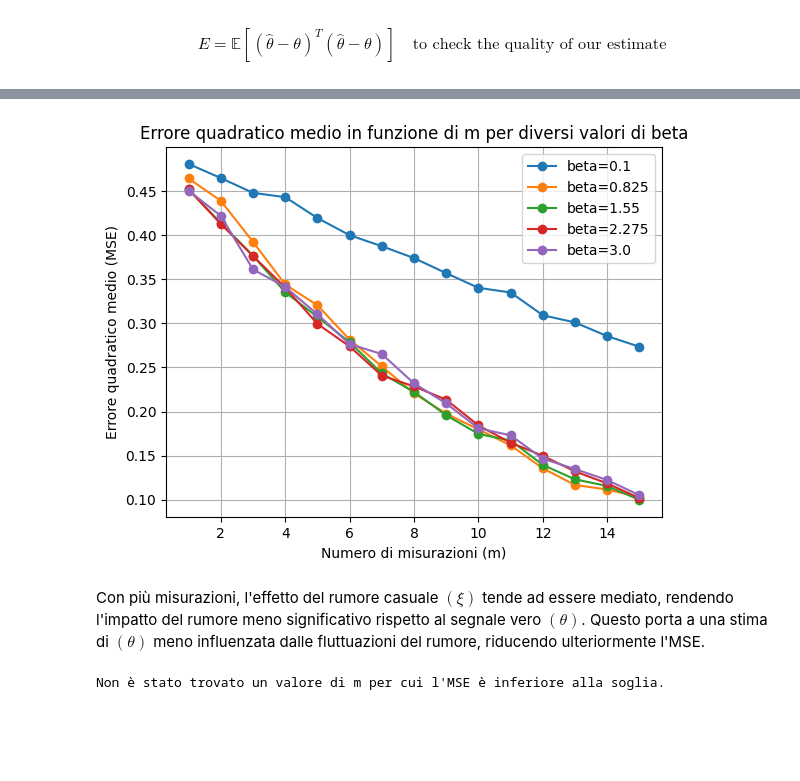
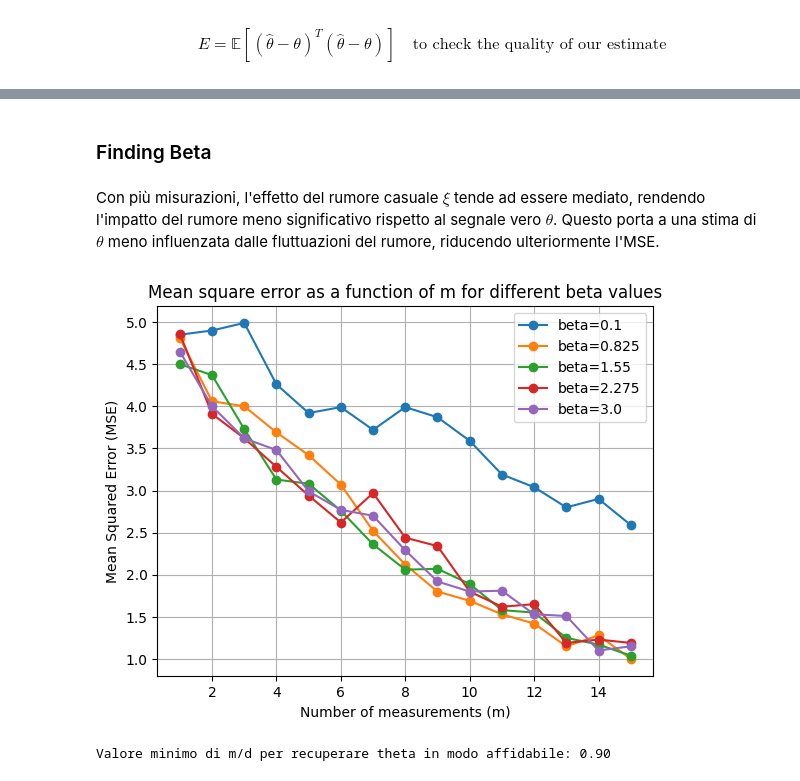
Before and after one commit to LosaLosSantos/Binary-Signal-Recovery-Using-Metropolis-Hastings, a Jupyter notebook: BINARY SIGNAL RECOVERY.ipynb, the cells around one changed output, grey strips where cells are left out. Drawn from its saved outputs; the diff is of its cells as text; code cells hidden in the pictures; blank space fills up the shorter version.

```diff
--- a/BINARY SIGNAL RECOVERY.ipynb
+++ b/BINARY SIGNAL RECOVERY.ipynb
@@ -43,6 +73,7 @@ $$
 # %%
-def mean_squared_error(theta_true, theta_est):
-    return np.mean((theta_true - theta_est)**2)
+def mean_squared_error(theta_true,theta_est):
+    residuals = theta_est - theta_true
+    return np.dot(residuals.T,residuals)
 # %% [markdown]
 $$
 E = \mathbb{E}\left[ (\hat{\theta} - \theta)^T (\hat{\theta} - \theta) \right]
@@ -51,7 +104,10 @@ $$
+# %% [markdown]
+### Finding Beta
 # %%
+### Finding Beta
 d = 10  # Dimensione del vettore del segnale
 ms = range(1, 16)  # Diversi valori di m (numero di misurazioni)
 beta = np.linspace(0.1, 3.0, 5) # Parametro di controllo per l'algoritmo Metropolis-Hastings
 N = 100  # Numero di iterazioni dell'algoritmo
-M = 1000  # Numero di realizzazioni indipendenti
+M = 100  # Numero di realizzazioni indipendenti
 # %%
@@ -72,3 +128,18 @@ for b in beta:
         mse = np.mean(errors)  # Calcola la media degli errori per il valore corrente di m
         mse_values.append(mse)  # Aggiungi l'MSE alla lista dei valori di MSE
     mse_results[b] = mse_values  # Salva i risultati per il beta corrente
+# %% [markdown]
+
+Con più misurazioni, l'effetto del rumore casuale $ \xi $ tende ad essere mediato, rendendo l'impatto del rumore meno significativo rispetto al segnale vero $ \theta $.
+Questo porta a una stima di $ \theta $ meno influenzata dalle fluttuazioni del rumore, riducendo ulteriormente l'MSE.
+# %%
+for b in beta:
+    plt.plot(ms, mse_results[b], marker='o', label=f'beta={b}')
+plt.xlabel('Number of measurements (m)')
+plt.ylabel('Mean Squared Error (MSE)')
+plt.title('Mean square error as a function of m for different beta values')
+plt.legend()
+plt.grid(True)
+plt.show()
+# %% [output]
+[figure, added]
@@ -75,27 +164,19 @@ for b in beta:
 # %%
-for b in beta:
-    plt.plot(ms, mse_results[b], marker='o', label=f'beta={b}')
+# Plot dei risultati
+plt.plot(ms, mse_values, marker='o')
 plt.xlabel('Numero di misurazioni (m)')
 plt.ylabel('Errore quadratico medio (MSE)')
-plt.title('Errore quadratico medio in funzione di m per diversi valori di beta')
-plt.legend()
+plt.title('Errore quadratico medio in funzione di m')
 plt.grid(True)
 plt.show()
-# %% [output]
-[figure, removed]
-# %% [markdown]
-
-Con più misurazioni, l'effetto del rumore casuale $( \xi )$ tende ad essere mediato, rendendo l'impatto del rumore meno significativo rispetto al segnale vero $( \theta )$.
-Questo porta a una stima di $( \theta )$ meno influenzata dalle fluttuazioni del rumore, riducendo ulteriormente l'MSE.
 # %%
 # Determinare il valore minimo di m per cui l'MSE è sufficientemente basso
-threshold_mse = 0.1  # Soglia arbitraria per considerare la stima affidabile
+threshold_mse = 1.0  # Soglia arbitraria per considerare la stima affidabile
 reliable_m_indices = [i for i, mse in enumerate(mse_values) if mse < threshold_mse]
-
 if reliable_m_indices:
     min_m = ms[reliable_m_indices[0]]
     print(f"Valore minimo di m/d per recuperare theta in modo affidabile: {min_m/d:.2f}")
 else:
     print("Non è stato trovato un valore di m per cui l'MSE è inferiore alla soglia.")
 # %% [output]
-Non è stato trovato un valore di m per cui l'MSE è inferiore alla soglia.
+Valore minimo di m/d per recuperare theta in modo affidabile: 0.90
```
Also changed, not shown: parts of 10 cells of this notebook, 2 other files.
